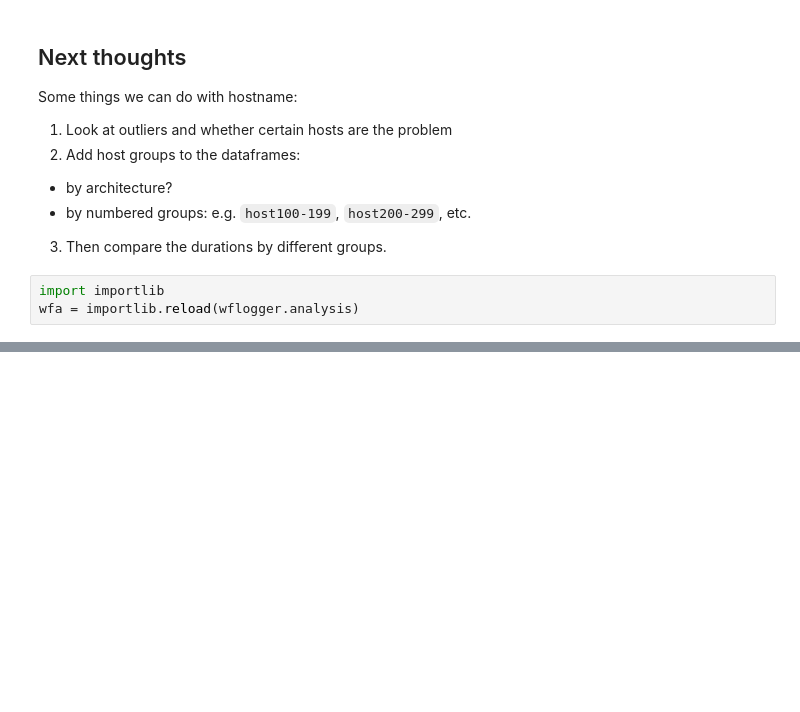
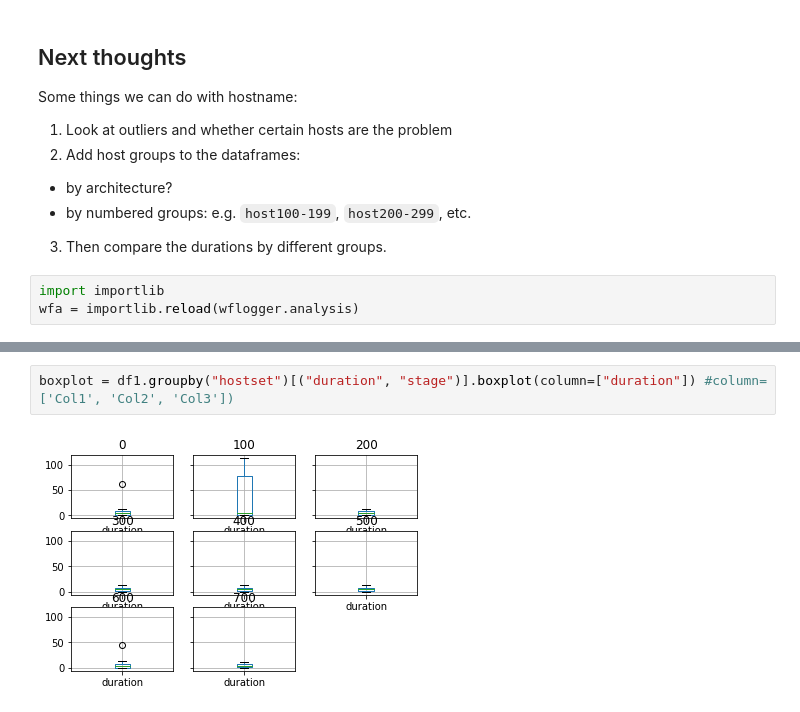
Before and after one commit to cedadev/wflogger, a Jupyter notebook: notebooks/wflog-plots.ipynb, the cells around one changed output, grey strips where cells are left out. Drawn from its saved outputs; the diff is of its cells as text; blank space fills up the shorter version.

```diff
--- a/notebooks/wflog-plots.ipynb
+++ b/notebooks/wflog-plots.ipynb
@@ -73,0 +155,4 @@ wfa = importlib.reload(wflogger.analysis)
+# %%
+boxplot = df1.groupby("hostset")[("duration", "stage")].boxplot(column=["duration"]) #column=['Col1', 'Col2', 'Col3'])
+# %% [output]
+[figure, added]
```
Also changed, not shown: parts of 15 cells of this notebook.
